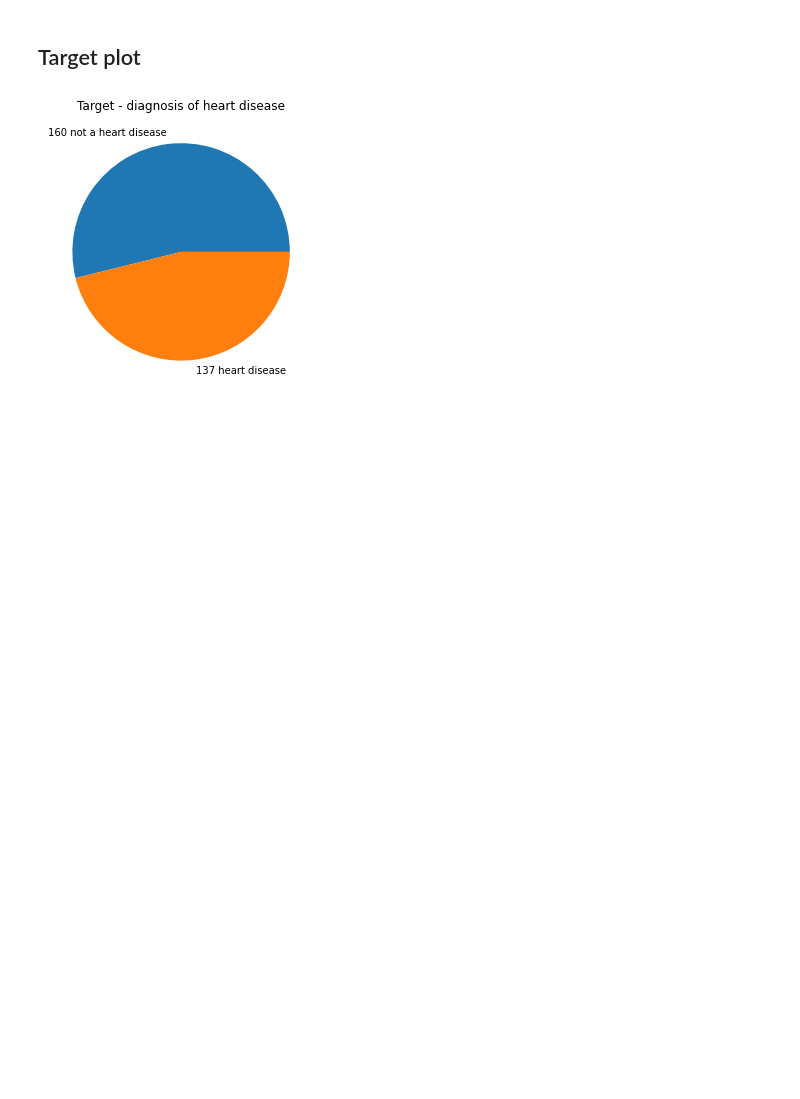
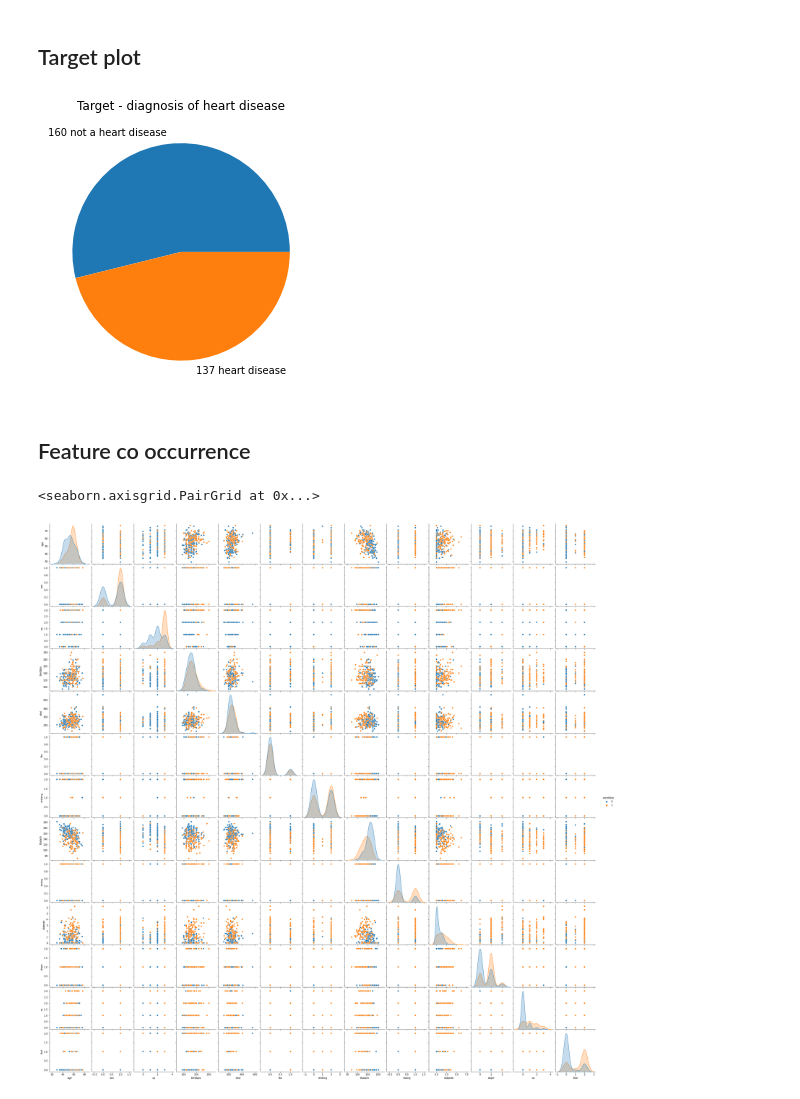
Before and after one commit to made-ml-in-prod-2022/anya-mb, a Jupyter notebook: ml_project/notebooks/EDA.ipynb, the cells around one changed output. Cells and saved outputs as stored; diff of their text form; code cells hidden in the pictures; blank space fills up the shorter version.

```diff
--- a/ml_project/notebooks/EDA.ipynb
+++ b/ml_project/notebooks/EDA.ipynb
@@ -198,3 +199,10 @@ plt.pie(values, labels=labels)
 plt.show();
 # %% [output]
 [figure]
+# %% [markdown]
+## Feature co occurrence
+# %%
+sns.pairplot(data, hue='condition')
+# %% [output]
+<seaborn.axisgrid.PairGrid at 0x...>
+[figure, added]
```
Also changed, not shown: parts of 1 cell of this notebook.
